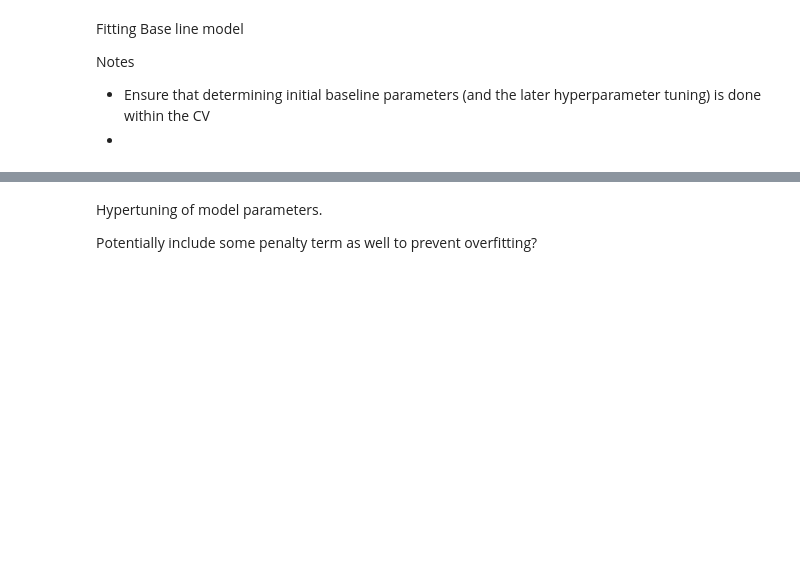
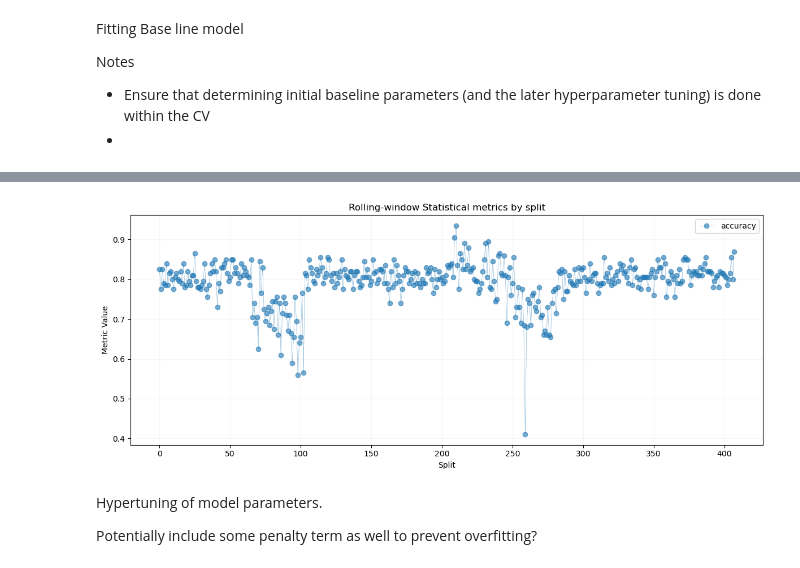
Before and after one commit to Spike-Chan-38/Short-Horizon-Market-Microstructure-Alpha, a Jupyter notebook: experiments/logit_regression.ipynb, the cells around one changed output, grey strips where cells are left out. Saved outputs shown, nothing was run; the diff lists cells and outputs as text; code cells hidden in the pictures; blank space fills up the shorter version.

Commit message:
Starting with Experiments and standardised signal generation for future modelling

```diff
--- a/experiments/logit_regression.ipynb
+++ b/experiments/logit_regression.ipynb
@@ -93,0 +19,3 @@ df["OBI"] = df.apply(
+# %%
+# Reading in the data
+df = pd.read_parquet("../data/processed/btc.parquet",engine = 'pyarrow')
@@ -94,3 +31,16 @@ df["OBI"] = df.apply(
+# %%
+# Lagging the mid price (we will use this response)
+# So that we can convert the response to a categorical variable
+df['mid_price_lag1'] = df["mid_price"].shift(1)
+
+# Direction of price
+# (response to use for logistic)
+#
+df['direction'] = np.where(
+    df["mid_price_lag1"].isna(),
+    np.nan,
+    np.where(df["mid_price"] - df["mid_price_lag1"] > 0, "UP", "DOWN")
+)
 # %% [markdown]
 Fitting Base line model
 
@@ -100,3 +263,26 @@ Notes
+# %%
+# For quick visualisation
+# To observe if there is a range of splits where the model is not as robust
+#
+
+# Input cols here, adjust alpha if there is too much information
+cols = ["accuracy"]
+x = metrics_df["split_id"]
+
+plt.figure(figsize=(12,5))
+for c in cols:
+    if c in metrics_df.columns:
+        plt.plot(x,metrics_df[c],marker = "o", linewidth =0.4,label=c,alpha=0.6)
+
+plt.xlabel("Split")
+plt.ylabel("Metric Value")
+plt.title("Rolling-window Statistical metrics by split")
+plt.grid(True,alpha=0.1)
+plt.legend()
+plt.tight_layout()
+plt.show()
+# %% [output]
+[figure, added]
 # %% [markdown]
 Hypertuning of model parameters.
 
```
Also changed, not shown: parts of 9 cells of this notebook, 8 other files.
